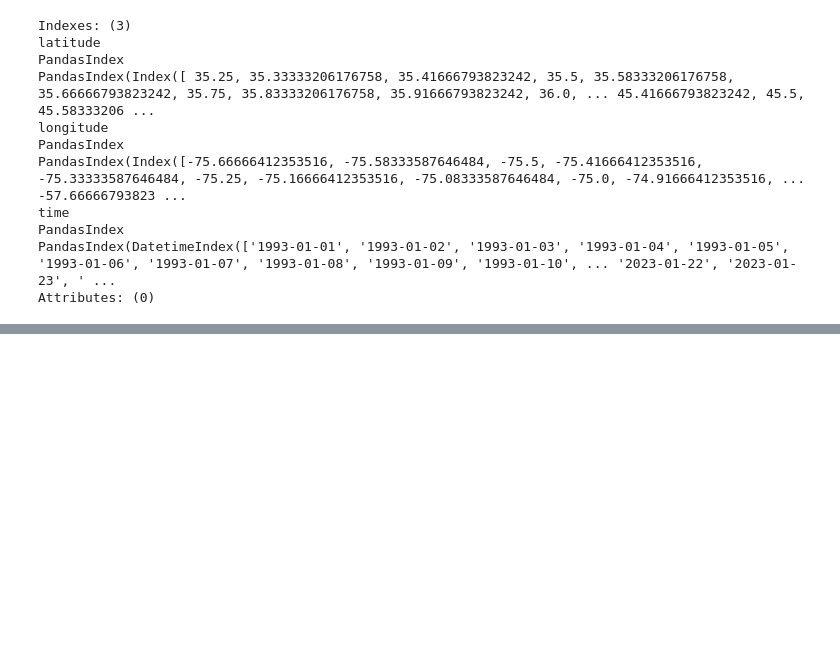
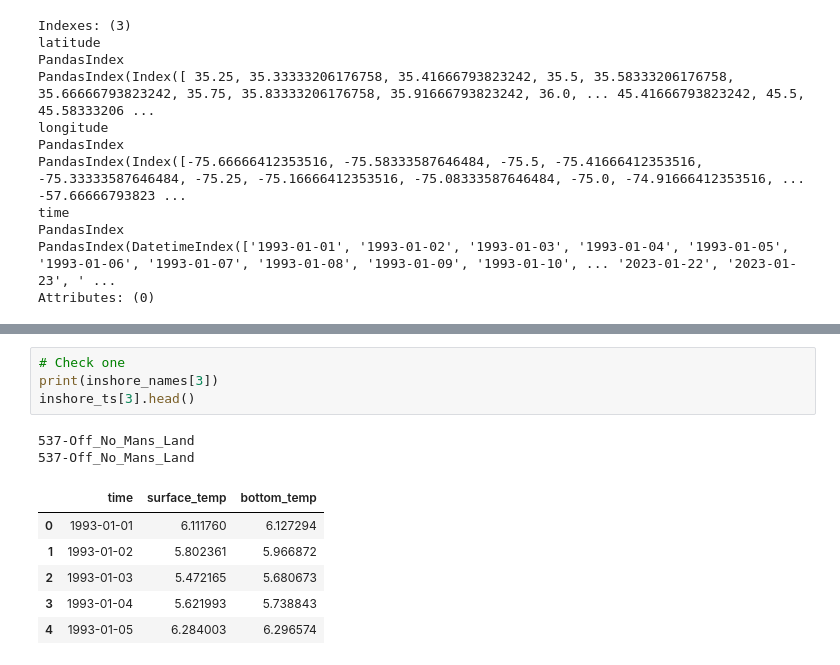
Before and after one commit to adamkemberling/glorys_northeast, a Jupyter notebook: py/Regional_SurfBot_Temp_Processing.ipynb, the cells around one changed output, grey strips where cells are left out. Drawn from its saved outputs; the diff is of its cells as text; blank space fills up the shorter version.

```diff
--- a/py/Regional_SurfBot_Temp_Processing.ipynb
+++ b/py/Regional_SurfBot_Temp_Processing.ipynb
@@ -283,0 +409,13 @@ Attributes: (0)
+# %%
+# Check one
+print(inshore_names[3])
+inshore_ts[3].head()
+# %% [output]
+537-Off_No_Mans_Land
+537-Off_No_Mans_Land
+|  | time | surface_temp | bottom_temp |
+| 0 | 1993-01-01 | 6.111760 | 6.127294 |
+| 1 | 1993-01-02 | 5.802361 | 5.966872 |
+| 2 | 1993-01-03 | 5.472165 | 5.680673 |
+| 3 | 1993-01-04 | 5.621993 | 5.738843 |
+| 4 | 1993-01-05 | 6.284003 | 6.296574 |
```
Also changed, not shown: parts of 19 cells of this notebook, 4 other files.
